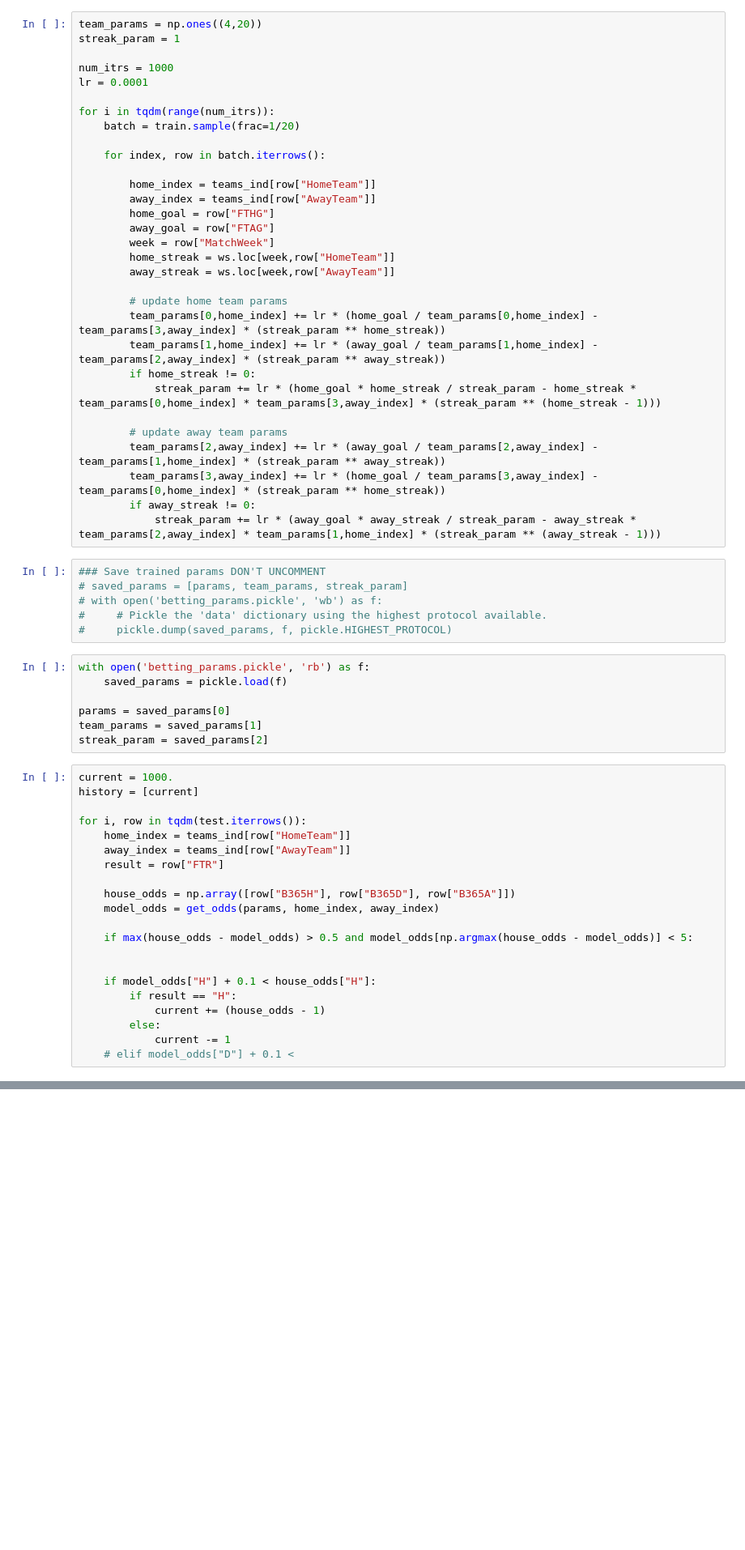
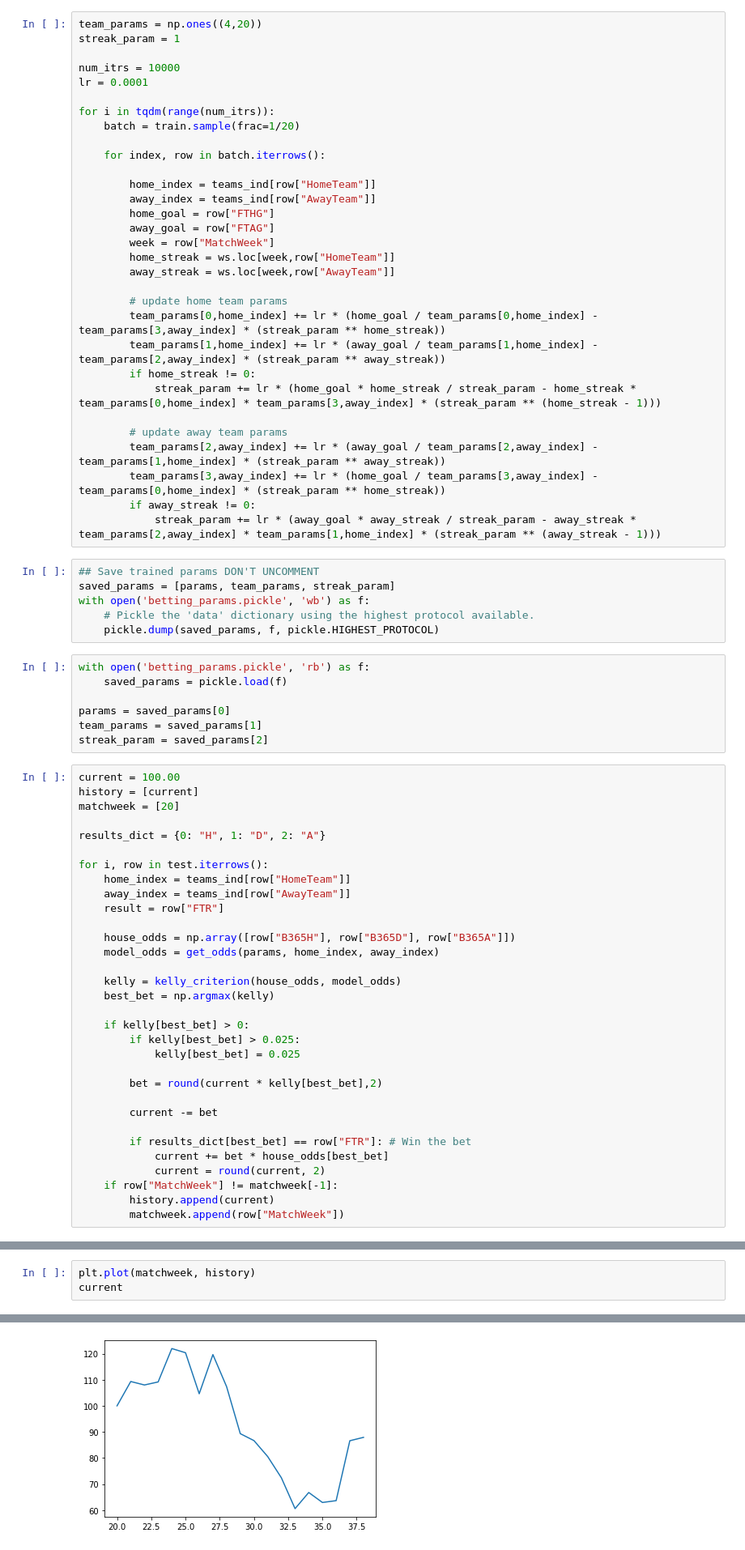
Before and after one commit to lanele73/apm348-project, a Jupyter notebook: betting.ipynb, the cells around one changed output, grey strips where cells are left out. Shown at 81% size. Drawn from its saved outputs; the diff is of its cells as text; blank space fills up the shorter version.

Commit message:
betting framework

```diff
--- a/betting.ipynb
+++ b/betting.ipynb
@@ -43,7 +43,7 @@ for i in tqdm(range(num_itrs)):
 team_params = np.ones((4,20))
 streak_param = 1
 
-num_itrs = 1000
+num_itrs = 10000
 lr = 0.0001
 
 for i in tqdm(range(num_itrs)):
@@ -71,11 +71,11 @@ for i in tqdm(range(num_itrs)):
         if away_streak != 0:
             streak_param += lr * (away_goal * away_streak / streak_param - away_streak * team_params[2,away_index] * team_params[1,home_index] * (streak_param ** (away_streak - 1)))
 # %%
-### Save trained params DON'T UNCOMMENT
-# saved_params = [params, team_params, streak_param]
-# with open('betting_params.pickle', 'wb') as f:
-#     # Pickle the 'data' dictionary using the highest protocol available.
-#     pickle.dump(saved_params, f, pickle.HIGHEST_PROTOCOL)
+## Save trained params DON'T UNCOMMENT
+saved_params = [params, team_params, streak_param]
+with open('betting_params.pickle', 'wb') as f:
+    # Pickle the 'data' dictionary using the highest protocol available.
+    pickle.dump(saved_params, f, pickle.HIGHEST_PROTOCOL)
 # %%
 with open('betting_params.pickle', 'rb') as f:
     saved_params = pickle.load(f)
@@ -84,10 +84,13 @@ params = saved_params[0]
 team_params = saved_params[1]
 streak_param = saved_params[2]
 # %%
-current = 1000.
+current = 100.00
 history = [current]
+matchweek = [20]
 
-for i, row in tqdm(test.iterrows()):
+results_dict = {0: "H", 1: "D", 2: "A"}
+
+for i, row in test.iterrows():
     home_index = teams_ind[row["HomeTeam"]]
     away_index = teams_ind[row["AwayTeam"]]
     result = row["FTR"]
@@ -95,12 +98,20 @@ for i, row in tqdm(test.iterrows()):
     house_odds = np.array([row["B365H"], row["B365D"], row["B365A"]])
     model_odds = get_odds(params, home_index, away_index)
 
-    if max(house_odds - model_odds) > 0.5 and model_odds[np.argmax(house_odds - model_odds)] < 5:
+    kelly = kelly_criterion(house_odds, model_odds)
+    best_bet = np.argmax(kelly)
 
+    if kelly[best_bet] > 0:
+        if kelly[best_bet] > 0.025:
+            kelly[best_bet] = 0.025
 
-    if model_odds["H"] + 0.1 < house_odds["H"]:
-        if result == "H":
-            current += (house_odds - 1)
-        else:
-            current -= 1
-    # elif model_odds["D"] + 0.1 <
+        bet = round(current * kelly[best_bet],2)
+
+        current -= bet
+
+        if results_dict[best_bet] == row["FTR"]: # Win the bet
+            current += bet * house_odds[best_bet]
+            current = round(current, 2)
+    if row["MatchWeek"] != matchweek[-1]:
+        history.append(current)
+        matchweek.append(row["MatchWeek"])
@@ -108,0 +118,4 @@ IndentationError: expected an indented block (<ipython-input-8-536e5d7b3dae>, li
+# %%
+plt.plot(matchweek, history)
+current
+# %% [output]
@@ -109,3 +123,4 @@ IndentationError: expected an indented block (<ipython-input-8-536e5d7b3dae>, li
+[figure, added]
 # %%
 match = df.iloc[360]
 print(match)
```
Also changed, not shown: parts of 11 cells of this notebook, 3 other files.
